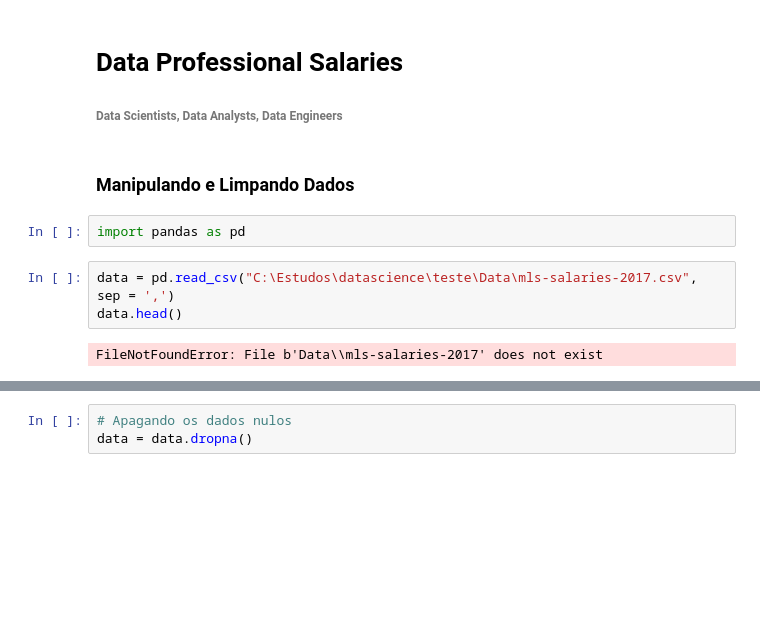
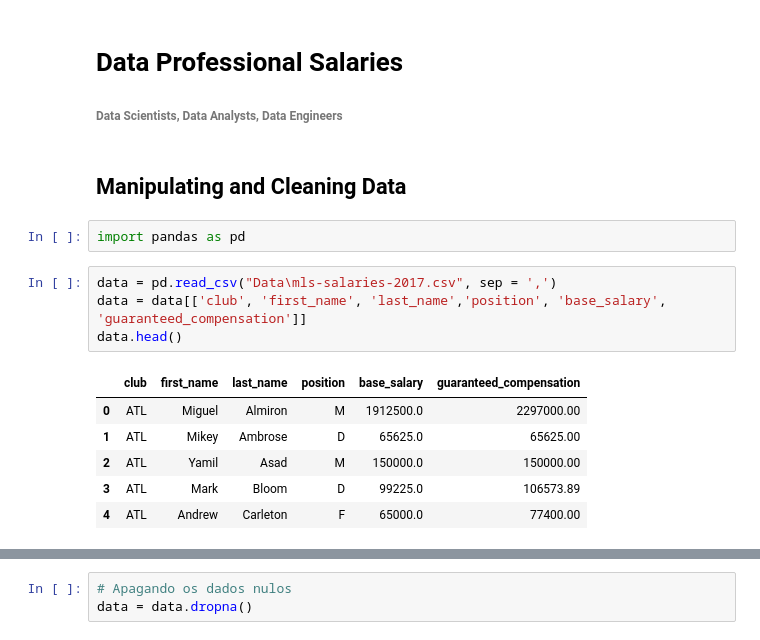
Before and after one commit to estevaoguerra19/us-soccer-salaries, a Jupyter notebook: main.ipynb, the cells around one changed output, grey strips where cells are left out. Saved outputs shown, nothing was run; the diff lists cells and outputs as text; blank space fills up the shorter version.

```diff
--- a/main.ipynb
+++ b/main.ipynb
@@ -1,12 +1,18 @@
 # %% [markdown]
 # Data Professional Salaries
 ###### Data Scientists, Data Analysts, Data Engineers
-# %% [markdown]
-### Manipulando e Limpando Dados
+# %% [markdown]
+## Manipulating and Cleaning Data
 # %%
 import pandas as pd
 # %%
-data = pd.read_csv("C:\Estudos\datascience\teste\Data\mls-salaries-2017.csv", sep = ',')
+data = pd.read_csv("Data\mls-salaries-2017.csv", sep = ',')
+data = data[['club', 'first_name', 'last_name','position', 'base_salary', 'guaranteed_compensation']]
 data.head()
 # %% [output]
-FileNotFoundError: File b'Data\\mls-salaries-2017' does not exist
+|  | club | first_name | last_name | position | base_salary | guaranteed_compensation |
+| 0 | ATL | Miguel | Almiron | M | 1912500.0 | 2297000.00 |
+| 1 | ATL | Mikey | Ambrose | D | 65625.0 | 65625.00 |
+| 2 | ATL | Yamil | Asad | M | 150000.0 | 150000.00 |
+| 3 | ATL | Mark | Bloom | D | 99225.0 | 106573.89 |
+| 4 | ATL | Andrew | Carleton | F | 65000.0 | 77400.00 |
```
Also changed, not shown: parts of 17 cells of this notebook.
